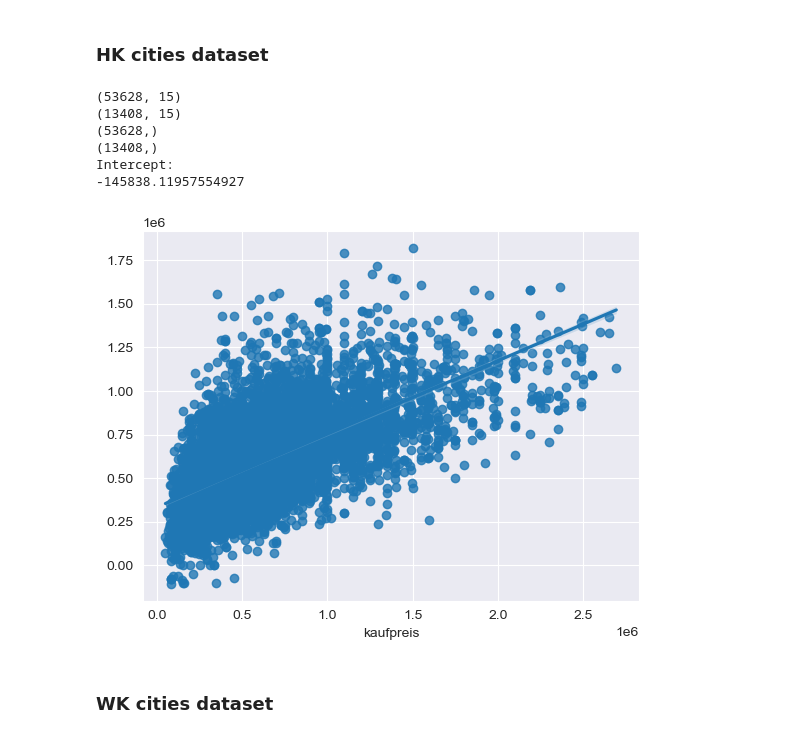
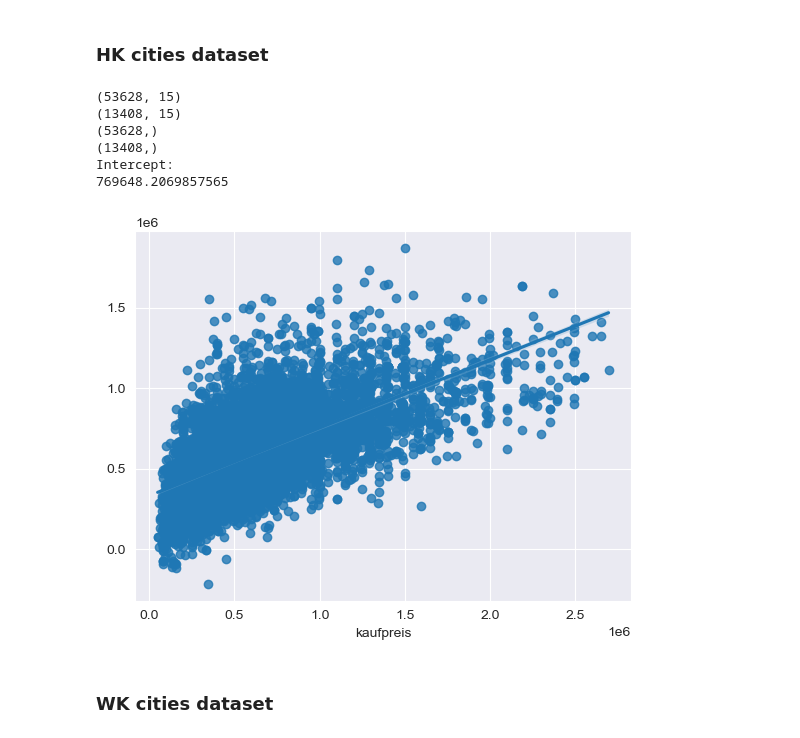
Before and after one commit to pvseydlitz/BachelorThesis, a Jupyter notebook: regressions_only.ipynb, the cells around one changed output. Saved outputs shown, nothing was run; the diff lists cells and outputs as text; code cells hidden in the pictures.

```diff
--- a/regressions_only.ipynb
+++ b/regressions_only.ipynb
@@ -142,7 +142,7 @@ stargazer_tab
 hk_macro_factors = pd.read_csv('./Data/Cleaned-Datasets/HK_macro_factors_cleaned.csv')
 df_hk_macro_factors = pd.DataFrame(hk_macro_factors)
 
-X = df_hk_macro_factors[['interest_rate', 'Erwerbslosenquote', 'housing_construction_investment', 'disposable_income', 'Baugenehmigungen', 'BIP_pro_kopf']]
+X = df_hk_macro_factors[['interest_rate', 'Erwerbslosenquote', 'housing_construction_investment', 'disposable_income', 'BIP_pro_kopf']]
 Y = df_hk_macro_factors['kaufpreis']
 
 X_train, X_test, y_train, y_test = train_test_split(X, Y, test_size=0.2, random_state=101)
@@ -249,7 +249,7 @@ stargazer_tab
 hk_both_factors = pd.read_csv('./Data/Cleaned-Datasets/HK_both_factors_cleaned.csv')
 df_hk_both_factors = pd.DataFrame(hk_both_factors)
 
-X = df_hk_both_factors[['interest_rate', 'Erwerbslosenquote', 'disposable_income', 'housing_construction_investment', 'Baugenehmigungen', 'BIP_pro_kopf', 'wohnflaeche', 'grundstuecksflaeche', 'zimmeranzahl', 'schlafzimmer', 'badezimmer', 'keller', 'parkplatz', 'age','objektzustand']]
+X = df_hk_both_factors[['interest_rate', 'Erwerbslosenquote', 'disposable_income', 'housing_construction_investment', 'BIP_pro_kopf', 'wohnflaeche', 'grundstuecksflaeche', 'zimmeranzahl', 'schlafzimmer', 'badezimmer', 'keller', 'parkplatz', 'age','objektzustand']]
 Y = df_hk_both_factors['kaufpreis']
 
 X_train, X_test, y_train, y_test = train_test_split(X, Y, test_size=0.2, random_state=101)
@@ -367,41 +367,41 @@ stargazer_tab
 hk_2022 = pd.read_csv('./Data/Cleaned-Datasets/HK_2022_cleaned.csv')
 df_hk_2022 = pd.DataFrame(hk_2022)
 
-X = df_hk_2022[['wohnflaeche', 'grundstuecksflaeche', 'zimmeranzahl', 'schlafzimmer', 'badezimmer', 'keller', 'parkplatz', 'age', 'objektzustand', 'einwohner', 'Bevölkerungsdichte', 'Arbeitslosenquote', 'BIP_pro_einwohner', 'Einkommen', 'Inflation']]
+X = df_hk_2022[['wohnflaeche', 'grundstuecksflaeche', 'zimmeranzahl', 'schlafzimmer', 'badezimmer', 'keller', 'parkplatz', 'age', 'objektzustand', 'einwohner', 'Bevölkerungsdichte', 'Arbeitslosenquote', 'BIP_pro_einwohner', 'Einkommen', 'Leerstandsquote']]
 Y = df_hk_2022['kaufpreis']
 
 from sklearn.model_selection import train_test_split
 X_train, X_test, y_train, y_test = train_test_split(X, Y, test_size=0.2, random_state=101)
 print(X_train.shape)
 print(X_test.shape)
 print(y_train.shape)
 print(y_test.shape)
 
 from sklearn.linear_model import LinearRegression
 model = LinearRegression()
 model.fit(X_train,y_train)
 
 print('Intercept:')
 print(model.intercept_)
 
 coeff_parameter = pd.DataFrame(model.coef_,X.columns,columns=['Coefficient'])
 #print(coeff_parameter)
 
 predictions = model.predict(X_test)
 
 sns.regplot(x=y_test, y=predictions)
 
 X_train_Sm= sm.add_constant(X_train)
 hk_ls=sm.OLS(y_train,X_train_Sm).fit()
 #print(hk_ls.summary())
 # %% [output]
 (53628, 15)
 (13408, 15)
 (53628,)
 (13408,)
 Intercept:
--145838.11957554927
+769648.2069857565
-[figure, old version]
+[figure, new version]
 # %% [markdown]
 ### WK cities dataset
 # %%
```
Also changed, not shown: parts of 6 cells of this notebook, 7 other files.
